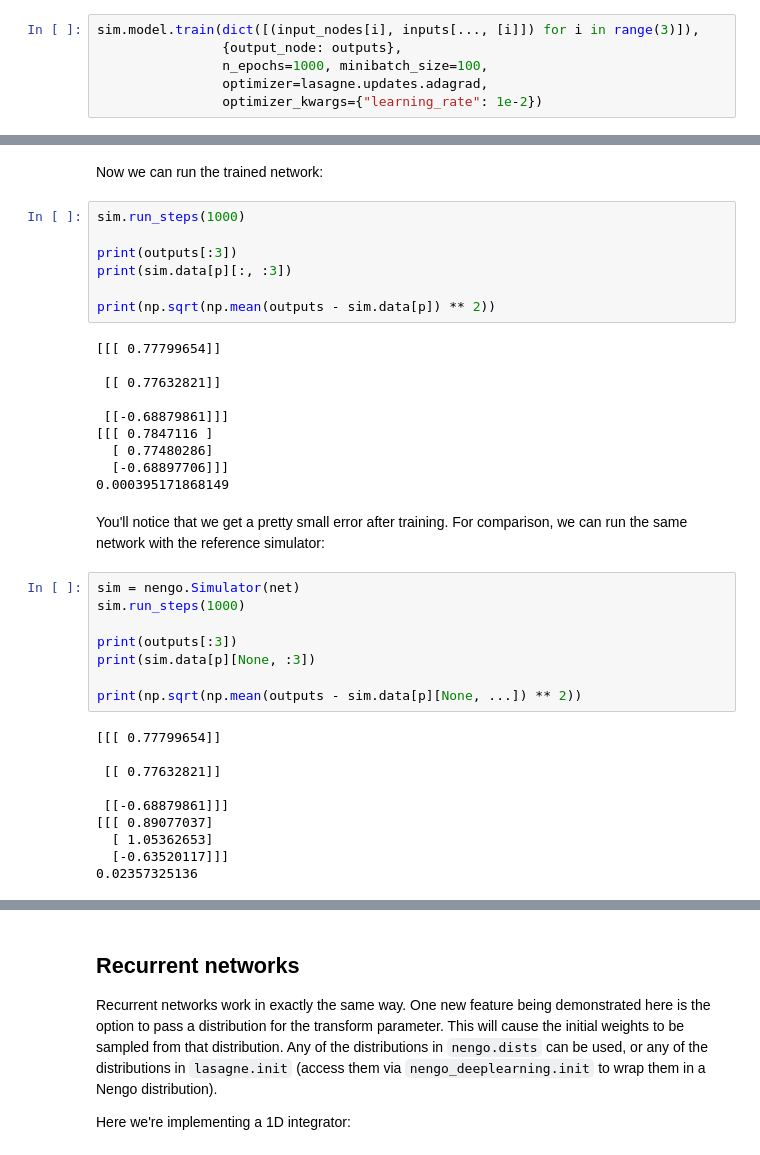
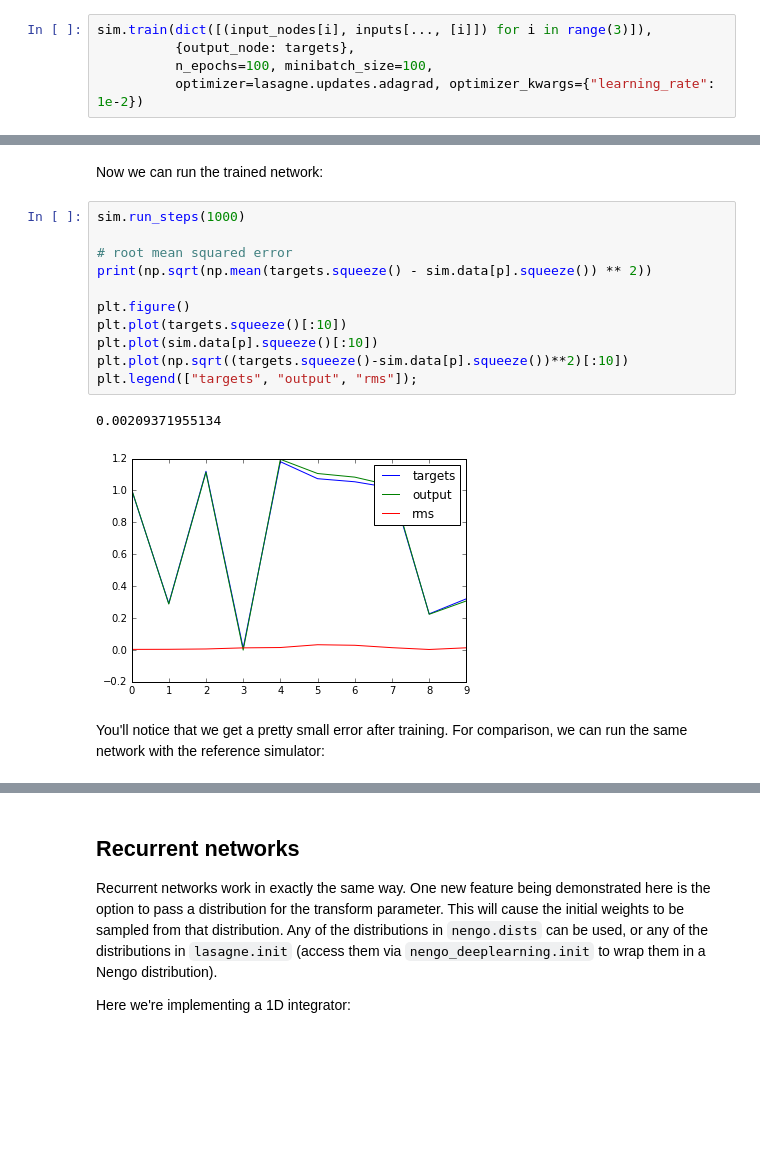
Before and after one commit to nengo/nengo-dl, a Jupyter notebook: docs/demo.ipynb, the cells around one changed output, grey strips where cells are left out. Cells and saved outputs as stored; diff of their text form; blank space fills up the shorter version.

```diff
--- a/docs/demo.ipynb
+++ b/docs/demo.ipynb
@@ -118,10 +113,9 @@ building network
 # %% [markdown]
 To train the network we call the `train` function on the constructed model.  The first parameter is a dict that maps `nengo.Nodes` to the input arrays we defined above (so the backend knows where to insert those inputs in the network).  The second parameter does the same for the targets.  `n_epochs` defines how many times the training process will iterate through the training data, and `minibatch_size` defines the size of the minibatches used within an epoch (once through the dataset).   `optimizer` specifies one of the optimization methods defined in `lasagne.updates` (or this could be any Theano optimizer that implements the same interface).  The `optimizer_kwargs` will be passed to the optimizer function (in this case this is setting the learning rate).
 # %%
-sim.model.train(dict([(input_nodes[i], inputs[..., [i]]) for i in range(3)]),
-                {output_node: outputs},
-                n_epochs=1000, minibatch_size=100,
-                optimizer=lasagne.updates.adagrad,
-                optimizer_kwargs={"learning_rate": 1e-2})
+sim.train(dict([(input_nodes[i], inputs[..., [i]]) for i in range(3)]),
+          {output_node: targets},
+          n_epochs=100, minibatch_size=100,
+          optimizer=lasagne.updates.adagrad, optimizer_kwargs={"learning_rate": 1e-2})
 # %% [output]
 training network
@@ -129,40 +123,19 @@ Simulation finished in 0:00:49.
 training complete
 # %% [markdown]
 Now we can run the trained network:
-# %%
-sim.run_steps(1000)
-
-print(outputs[:3])
-print(sim.data[p][:, :3])
-
-print(np.sqrt(np.mean(outputs - sim.data[p]) ** 2))
-# %% [output]
-[[[ 0.77799654]]
-
- [[ 0.77632821]]
-
- [[-0.68879861]]]
-[[[ 0.7847116 ]
-  [ 0.77480286]
-  [-0.68897706]]]
-0.000395171868149
+# %%
+sim.run_steps(1000)
+
+# root mean squared error
+print(np.sqrt(np.mean(targets.squeeze() - sim.data[p].squeeze()) ** 2))
+
+plt.figure()
+plt.plot(targets.squeeze()[:10])
+plt.plot(sim.data[p].squeeze()[:10])
+plt.plot(np.sqrt((targets.squeeze()-sim.data[p].squeeze())**2)[:10])
+plt.legend(["targets", "output", "rms"]);
+# %% [output]
+0.00209371955134
+[figure, added]
 # %% [markdown]
 You'll notice that we get a pretty small error after training. For comparison, we can run the same network with the reference simulator:
-# %%
-sim = nengo.Simulator(net)
-sim.run_steps(1000)
-
-print(outputs[:3])
-print(sim.data[p][None, :3])
-
-print(np.sqrt(np.mean(outputs - sim.data[p][None, ...]) ** 2))
-# %% [output]
-[[[ 0.77799654]]
-
- [[ 0.77632821]]
-
- [[-0.68879861]]]
-[[[ 0.89077037]
-  [ 1.05362653]
-  [-0.63520117]]]
-0.02357325136
```
Also changed, not shown: parts of 17 cells of this notebook, 1 other file.
